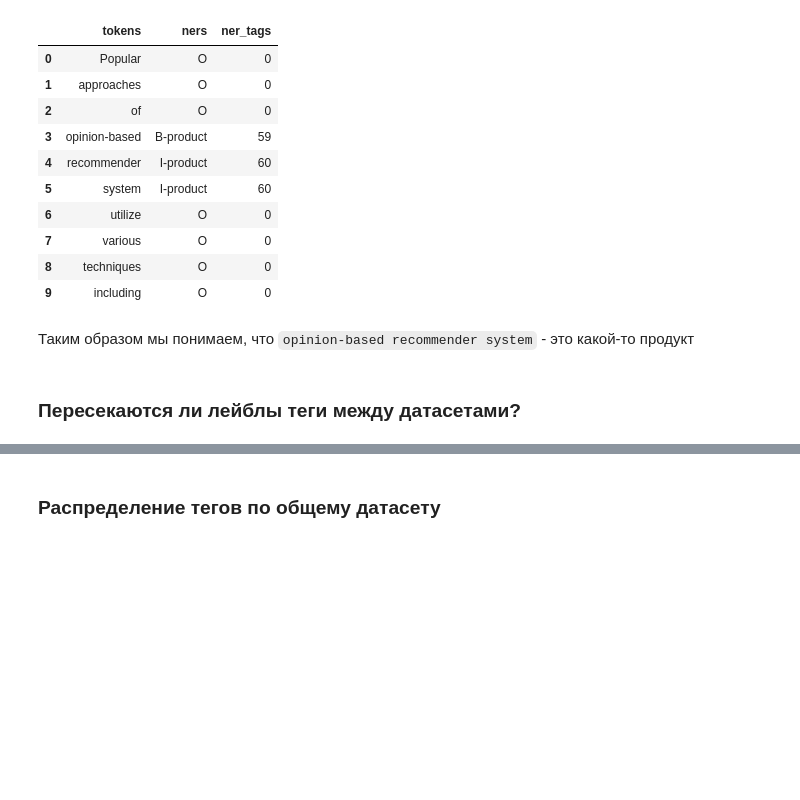
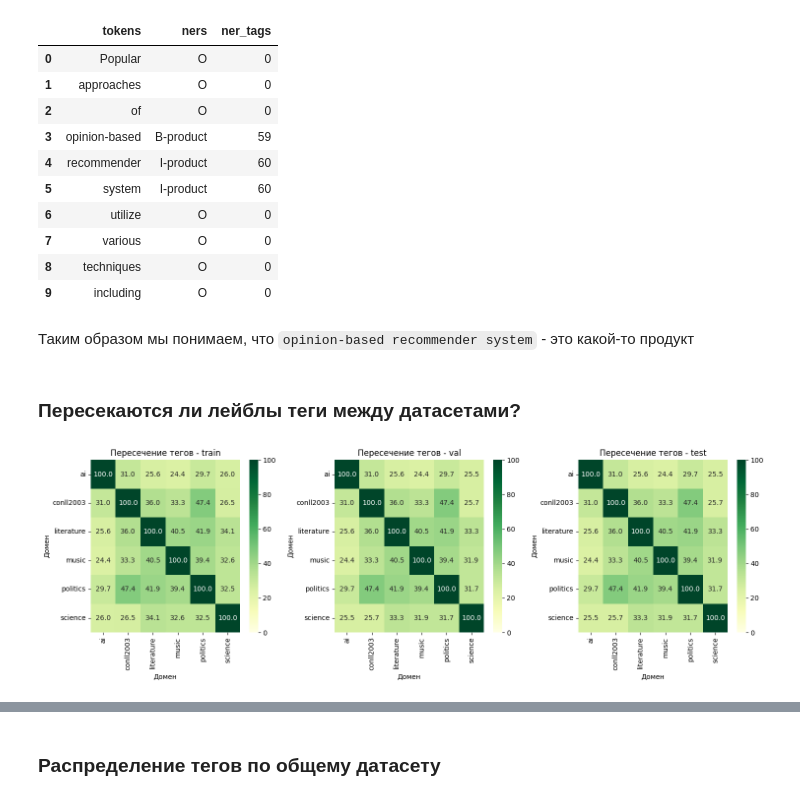
Before and after one commit to anyaschenikova/ner, a Jupyter notebook: main.ipynb, the cells around one changed output, grey strips where cells are left out. Cells and saved outputs as stored; diff of their text form; code cells hidden in the pictures; blank space fills up the shorter version.

```diff
--- a/main.ipynb
+++ b/main.ipynb
@@ -41,15 +77,15 @@ True
 # %% [markdown]
 ## Загрузка данных
 # %%
-from datasets import load_dataset, concatenate_datasets
-
-subsections = ["ai", "conll2003", "literature", "music", "politics", "science"]
+domains = ["ai", "conll2003", "literature", "music", "politics", "science"]
 
 train_datasets = []
 val_datasets = []
 test_datasets = []
 
-for subsection in subsections:
+dataset = {}
+
+for subsection in domains:
     ds = load_dataset("DFKI-SLT/cross_ner", subsection)
     # Добавляем колонку "source"
     ds_train = ds["train"].map(lambda x: {"source": subsection})
@@ -62,9 +98,9 @@ for subsection in subsections:
     test_datasets.append(ds_test)
 
 # Объединяем все в единые датасеты
-train_dataset = concatenate_datasets(train_datasets)
-val_dataset = concatenate_datasets(val_datasets)
-test_dataset = concatenate_datasets(test_datasets)
+dataset["train"] = concatenate_datasets(train_datasets)
+dataset["val"] = concatenate_datasets(val_datasets)
+dataset["test"] = concatenate_datasets(test_datasets)
 # %% [markdown]
 Теперь у нас есть три датасета: train_dataset, val_dataset, test_dataset.
 Каждый пример содержит колонку "source" с указанием исходной подсекции.
@@ -150,3 +186,76 @@ example[["tokens", "ners", "ner_tags"]].head(10)
 Таким образом мы понимаем, что `opinion-based recommender system` - это какой-то продукт
 # %% [markdown]
 ### Пересекаются ли лейблы теги между датасетами?
+# %%
+import pandas as pd
+import matplotlib.pyplot as plt
+import seaborn as sns
+
+domains = ["ai", "conll2003", "literature", "music", "politics", "science"]
+
+def get_domain_tags(dataset, domain_name, with_o=True):
+    """
+    Извлекает теги для домена.
+    """
+    domain_examples = dataset.filter(lambda x: x["source"] == domain_name)
+    domain_tags = set()
+    for ex in domain_examples:
+        for tag_id in ex["ner_tags"]:
+            if tag_id != 0 or with_o:  # Исключаем тег O, если указано
+                domain_tags.add(tag_id)
+    return domain_tags
+
+def compute_overlap_matrix(tags_dict):
+    """
+    Рассчитывает матрицу пересечений между доменами.
+    """
+    doms = list(tags_dict.keys())
+    matrix = pd.DataFrame(index=doms, columns=doms, data=0.0)
+    for d1 in doms:
+        for d2 in doms:
+            set1 = tags_dict[d1]
+            set2 = tags_dict[d2]
+            intersection = set1.intersection(set2)
+            union = set1.union(set2)
+            overlap = (len(intersection) / len(union)) * 100 if len(union) > 0 else 0.0
+            matrix.loc[d1, d2] = overlap
+    return matrix
+
+def plot_heatmaps_grid(overlaps, cols=3):
+    """
+    Строит тепловые карты пересечения тегов между доменами в виде решётки.
+    """
+    # Список разбиений (train, val, test)
+    splits = list(overlaps.keys())
+
+    # Определяем количество строк и столбцов
+    rows = (len(splits) + cols - 1) // cols  # Округление вверх
+    fig, axes = plt.subplots(rows, cols, figsize=(cols * 5, rows * 5))
+    axes = axes.flatten()  # Преобразуем в одномерный массив для удобства
+
+    for i, split in enumerate(splits):
+        ax = axes[i]
+        sns.heatmap(overlaps[split], annot=True, fmt=".1f", cmap="YlGn", vmin=0, vmax=100, ax=ax)
+        ax.set_title(f"Пересечение тегов - {split}")
+        ax.set_xlabel("Домен")
+        ax.set_ylabel("Домен")
+
+    # Удаляем лишние оси
+    for j in range(len(splits), len(axes)):
+        fig.delaxes(axes[j])
+
+    plt.tight_layout()
+    plt.show()
+
+# Собираем теги и пересечения
+tags = {}
+overlaps = {}
+
+for split in dataset.keys():
+    tags[split] = {d: get_domain_tags(dataset[split], d) for d in domains}
+    overlaps[split] = compute_overlap_matrix(tags[split])
+
+# Строим тепловые карты в виде решётки
+plot_heatmaps_grid(overlaps, cols=3)
+# %% [output]
+[figure, added]
```
Also changed, not shown: parts of 74 cells of this notebook, 3 other files.
